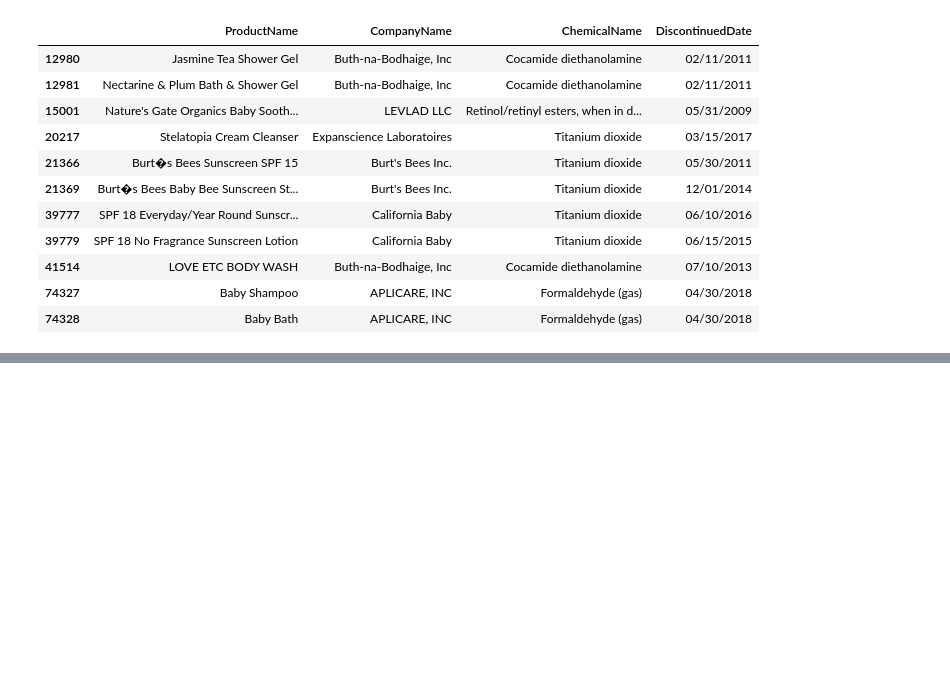
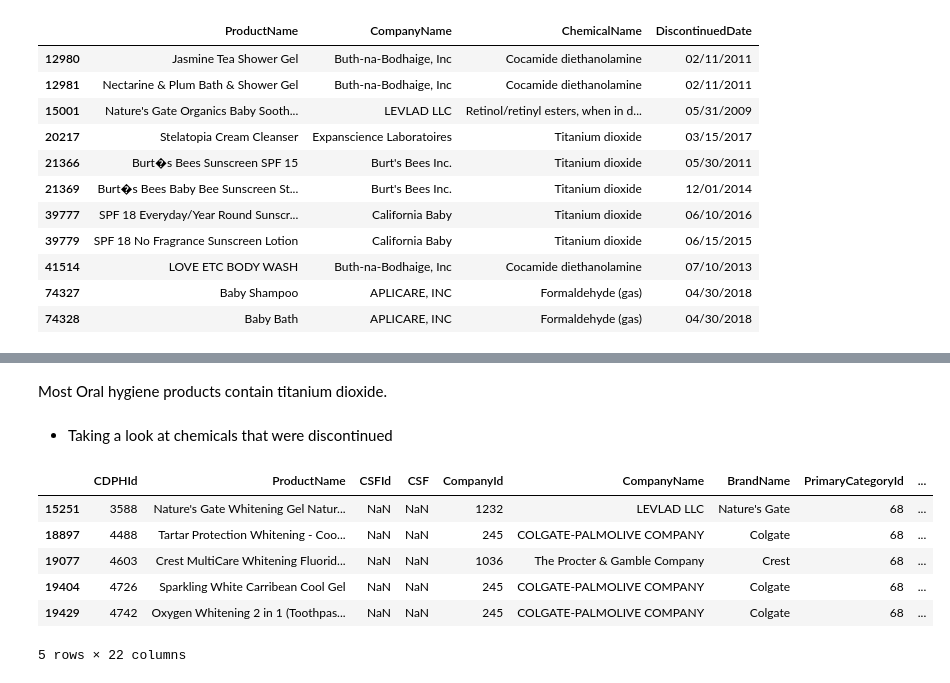
Before and after one commit to maryawamaitha/Data-Visualization-Portfolio-Projects, a Jupyter notebook: Chemicals_In_Cosmetics.ipynb, the cells around one changed output, grey strips where cells are left out. Saved outputs shown, nothing was run; the diff lists cells and outputs as text; code cells hidden in the pictures; blank space fills up the shorter version.

```diff
--- a/Chemicals_In_Cosmetics.ipynb
+++ b/Chemicals_In_Cosmetics.ipynb
@@ -181,0 +195,15 @@ baby_df[['ProductName','CompanyName','ChemicalName','DiscontinuedDate']]
+# %% [markdown]
+Most Oral hygiene products contain titanium dioxide.
+# %% [markdown]
+- Taking a look at chemicals that were discontinued
+# %%
+oral_df= oral_data[(~oral_data['DiscontinuedDate']. isna())]
+oral_df.head(5)
+# %% [output]
+|  | CDPHId | ProductName | CSFId | CSF | CompanyId | CompanyName | BrandName | PrimaryCategoryId | ... |
+| 15251 | 3588 | Nature's Gate Whitening Gel Natur... | NaN | NaN | 1232 | LEVLAD LLC | Nature's Gate | 68 | ... |
+| 18897 | 4488 | Tartar Protection Whitening - Coo... | NaN | NaN | 245 | COLGATE-PALMOLIVE COMPANY | Colgate | 68 | ... |
+| 19077 | 4603 | Crest MultiCare Whitening Fluorid... | NaN | NaN | 1036 | The Procter & Gamble Company | Crest | 68 | ... |
+| 19404 | 4726 | Sparkling White Carribean Cool Gel | NaN | NaN | 245 | COLGATE-PALMOLIVE COMPANY | Colgate | 68 | ... |
+| 19429 | 4742 | Oxygen Whitening 2 in 1 (Toothpas... | NaN | NaN | 245 | COLGATE-PALMOLIVE COMPANY | Colgate | 68 | ... |
+5 rows × 22 columns
```
Also changed, not shown: parts of 7 cells of this notebook.
